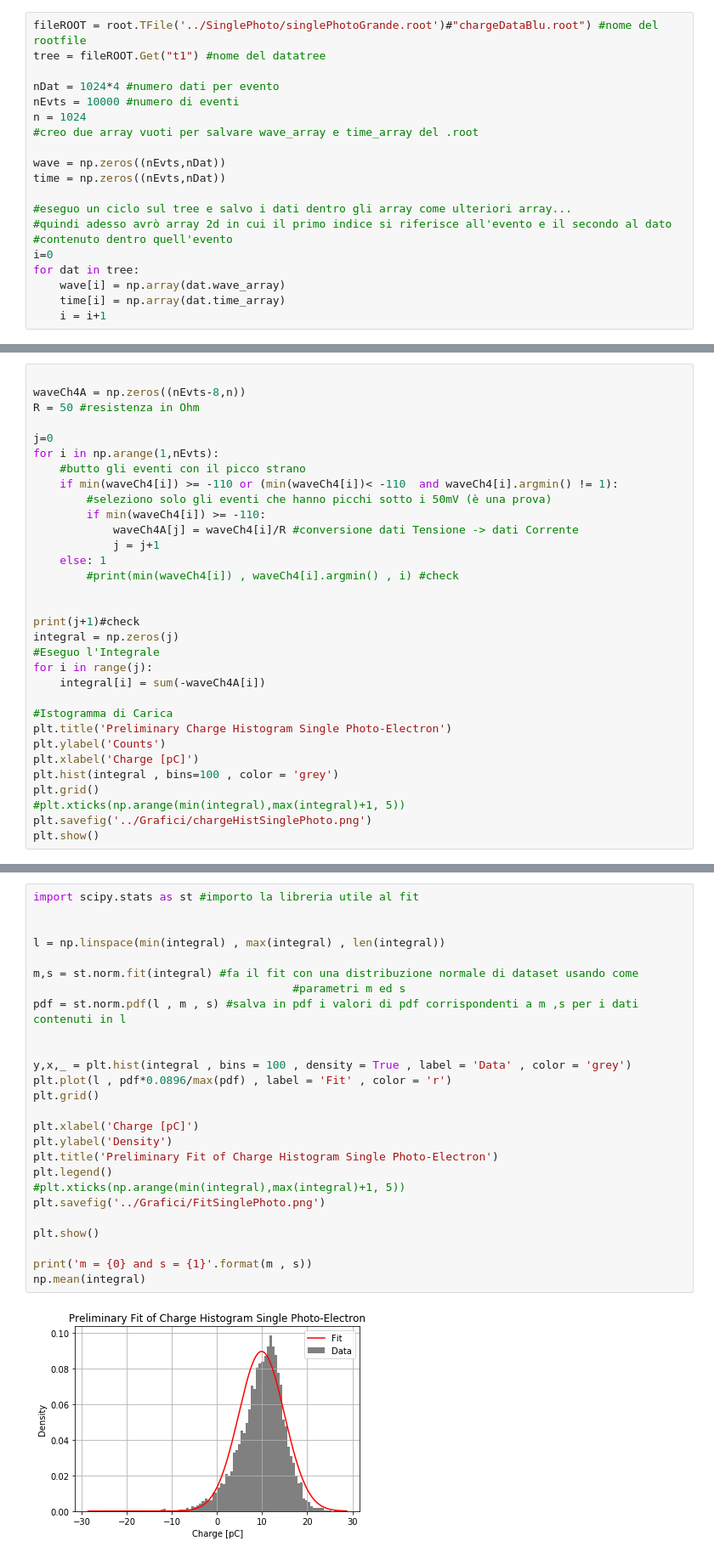
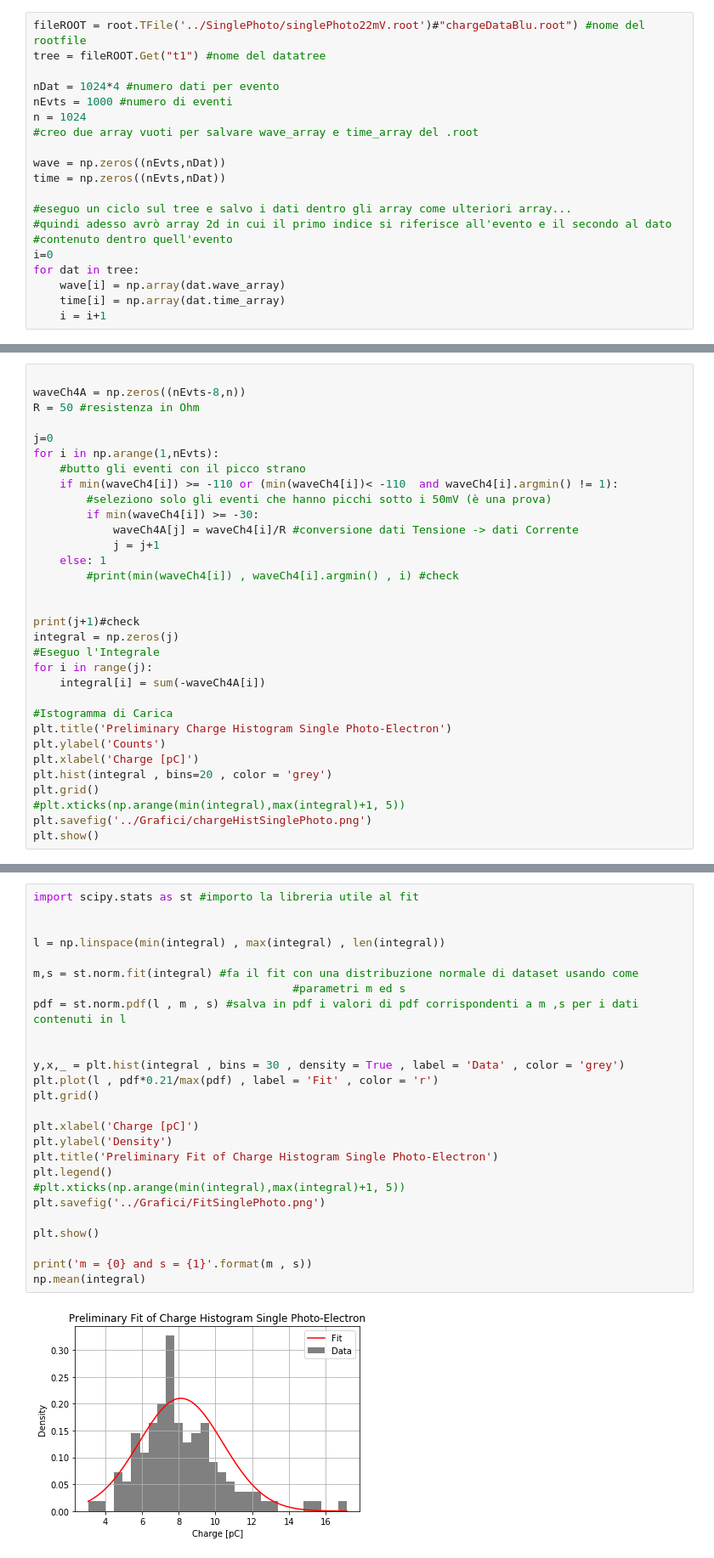
Before and after one commit to edoardoORANGE/ORANGEdata, a Jupyter notebook: Analisi/singlePhotoAnalysis.ipynb, the cells around one changed output, grey strips where cells are left out. Shown at 85% size. Saved outputs shown, nothing was run; the diff lists cells and outputs as text.

```diff
--- a/Analisi/singlePhotoAnalysis.ipynb
+++ b/Analisi/singlePhotoAnalysis.ipynb
@@ -7,9 +9,9 @@ import matplotlib.pyplot as plt
 # %%
-fileROOT = root.TFile('../SinglePhoto/singlePhotoGrande.root')#"chargeDataBlu.root") #nome del rootfile
+fileROOT = root.TFile('../SinglePhoto/singlePhoto22mV.root')#"chargeDataBlu.root") #nome del rootfile
 tree = fileROOT.Get("t1") #nome del datatree
 
 nDat = 1024*4 #numero dati per evento
-nEvts = 10000 #numero di eventi
+nEvts = 1000 #numero di eventi
 n = 1024
 #creo due array vuoti per salvare wave_array e time_array del .root
 
@@ -125,7 +121,7 @@ for i in np.arange(1,nEvts):
     #butto gli eventi con il picco strano
     if min(waveCh4[i]) >= -110 or (min(waveCh4[i])< -110  and waveCh4[i].argmin() != 1):
         #seleziono solo gli eventi che hanno picchi sotto i 50mV (è una prova)
-        if min(waveCh4[i]) >= -110:
+        if min(waveCh4[i]) >= -30:
             waveCh4A[j] = waveCh4[i]/R #conversione dati Tensione -> dati Corrente
             j = j+1
     else: 1
@@ -142,7 +138,7 @@ for i in range(j):
 plt.title('Preliminary Charge Histogram Single Photo-Electron')
 plt.ylabel('Counts')
 plt.xlabel('Charge [pC]')
-plt.hist(integral , bins=100 , color = 'grey')
+plt.hist(integral , bins=20 , color = 'grey')
 plt.grid()
 #plt.xticks(np.arange(min(integral),max(integral)+1, 5))
 plt.savefig('../Grafici/chargeHistSinglePhoto.png')
@@ -153,28 +149,28 @@ plt.show()
 # %%
 import scipy.stats as st #importo la libreria utile al fit
 
 
 l = np.linspace(min(integral) , max(integral) , len(integral))
 
 m,s = st.norm.fit(integral) #fa il fit con una distribuzione normale di dataset usando come
                                        #parametri m ed s
 pdf = st.norm.pdf(l , m , s) #salva in pdf i valori di pdf corrispondenti a m ,s per i dati contenuti in l
 
 
-y,x,_ = plt.hist(integral , bins = 100 , density = True , label = 'Data' , color = 'grey')
-plt.plot(l , pdf*0.0896/max(pdf) , label = 'Fit' , color = 'r')
+y,x,_ = plt.hist(integral , bins = 30 , density = True , label = 'Data' , color = 'grey')
+plt.plot(l , pdf*0.21/max(pdf) , label = 'Fit' , color = 'r')
 plt.grid()
 
 plt.xlabel('Charge [pC]')
 plt.ylabel('Density')
 plt.title('Preliminary Fit of Charge Histogram Single Photo-Electron')
 plt.legend()
 #plt.xticks(np.arange(min(integral),max(integral)+1, 5))
 plt.savefig('../Grafici/FitSinglePhoto.png')
 
 plt.show()
 
 print('m = {0} and s = {1}'.format(m , s))
 np.mean(integral)
 # %% [output]
-[figure, old version]
+[figure, new version]
```
Also changed, not shown: parts of 13 cells of this notebook, 6 other files.
